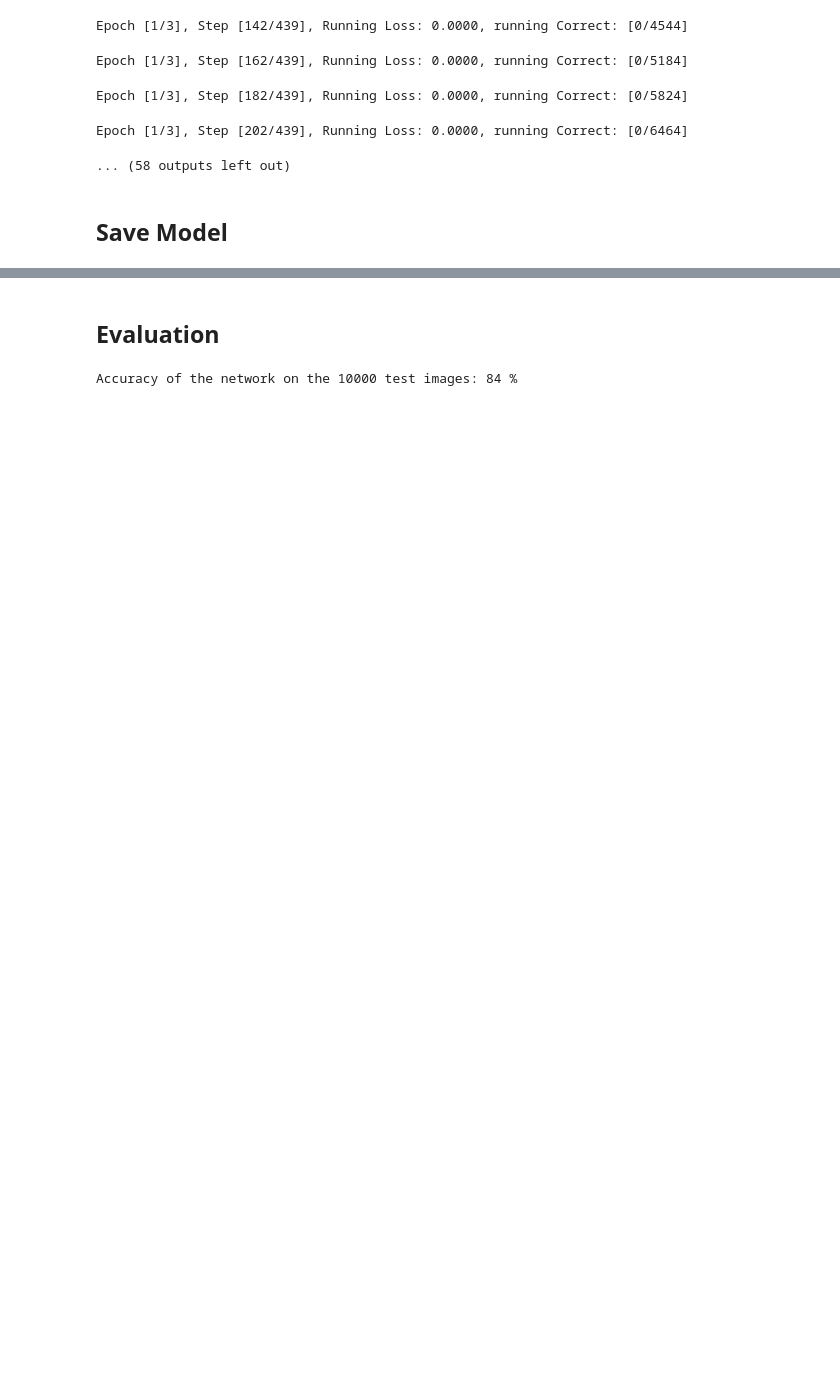
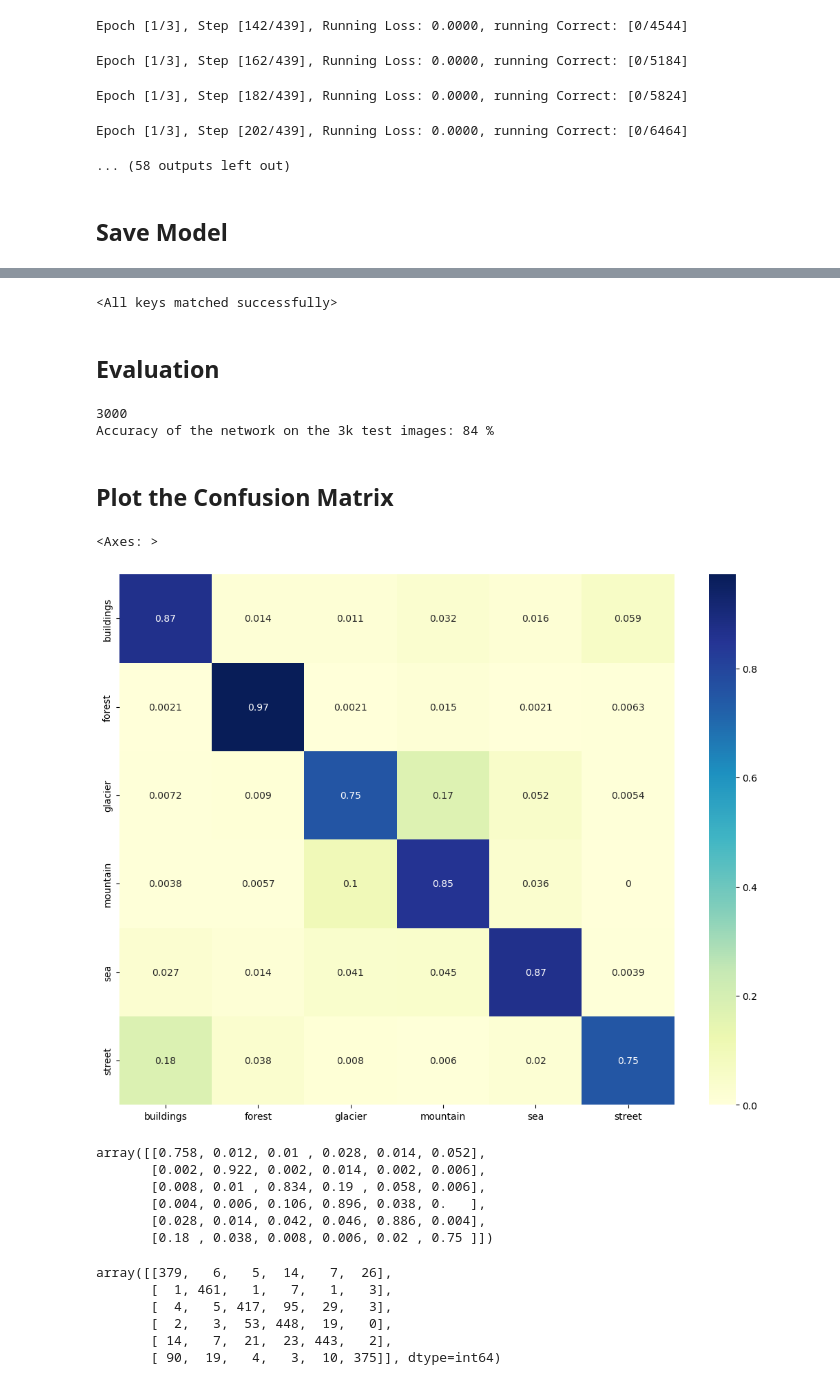
Before and after one commit to ziyang-ning/image_classification, a Jupyter notebook: Train.ipynb, the cells around one changed output, grey strips where cells are left out. Drawn from its saved outputs; the diff is of its cells as text; code cells hidden in the pictures; blank space fills up the shorter version.

Commit message:
confusion matrix

```diff
--- a/Train.ipynb
+++ b/Train.ipynb
@@ -474,3 +476,10 @@ torch.save(net.state_dict(), PATH)
+# %%
+check_point = {'model_state_dict':
+               torch.load('ZiyangNet.pth',
+                          map_location=torch.device(device))}
+net.load_state_dict(check_point['model_state_dict'])
+# %% [output]
+<All keys matched successfully>
 # %% [markdown]
 ## Evaluation
 # %%
@@ -504,7 +511,64 @@ with torch.no_grad():
 
         all_preds = np.append(all_preds, preds.cpu().numpy())
         all_labels = np.append(all_labels, test_labels.cpu().numpy())
-
-print(f'Accuracy of the network on the 10000 test images: {100 * correct // total} %')
+print(total)
+print(f'Accuracy of the network on the 3k test images: {100 * correct // total} %')
 # %% [output]
-Accuracy of the network on the 10000 test images: 84 %
+3000
+Accuracy of the network on the 3k test images: 84 %
+# %% [markdown]
+## Plot the Confusion Matrix
+# %%
+from torchmetrics.classification import MulticlassConfusionMatrix
+import matplotlib.pyplot as plt
+import seaborn as sn
+from sklearn.metrics import confusion_matrix
+
+labels_map = {0: 'buildings',
+ 1: 'forest',
+ 2: 'glacier',
+ 3: 'mountain',
+ 4: 'sea',
+ 5: 'street'}
+
+labels = []
+for i in range(6):
+    labels.append(labels_map[i])
+
+# confmat = MulticlassConfusionMatrix(num_classes=6, normalize='true')
+# confmat = confmat(torch.from_numpy(all_preds), torch.from_numpy(all_labels))
+# confmat = confmat.numpy()
+# print(confmat)
+
+# confmat = confusion_matrix(torch.from_numpy(all_labels).numpy(), torch.from_numpy(all_preds).numpy())
+confmat = confusion_matrix(all_labels, all_preds, normalize = 'true')
+
+array = np.array(confmat)
+
+
+
+df_cm = pd.DataFrame(array, index = labels,
+                  columns = labels)
+plt.figure(figsize = (13,10))
+sn.heatmap(df_cm, cmap="YlGnBu", annot=True, vmin=0)
+# %% [output]
+<Axes: >
+[figure, added]
+# %%
+array
+# %% [output]
+array([[0.758, 0.012, 0.01 , 0.028, 0.014, 0.052],
+       [0.002, 0.922, 0.002, 0.014, 0.002, 0.006],
+       [0.008, 0.01 , 0.834, 0.19 , 0.058, 0.006],
+       [0.004, 0.006, 0.106, 0.896, 0.038, 0.   ],
+       [0.028, 0.014, 0.042, 0.046, 0.886, 0.004],
+       [0.18 , 0.038, 0.008, 0.006, 0.02 , 0.75 ]])
+# %%
+confmat
+# %% [output]
+array([[379,   6,   5,  14,   7,  26],
+       [  1, 461,   1,   7,   1,   3],
+       [  4,   5, 417,  95,  29,   3],
+       [  2,   3,  53, 448,  19,   0],
+       [ 14,   7,  21,  23, 443,   2],
+       [ 90,  19,   4,   3,  10, 375]], dtype=int64)
```
Also changed, not shown: parts of 4 cells of this notebook.
